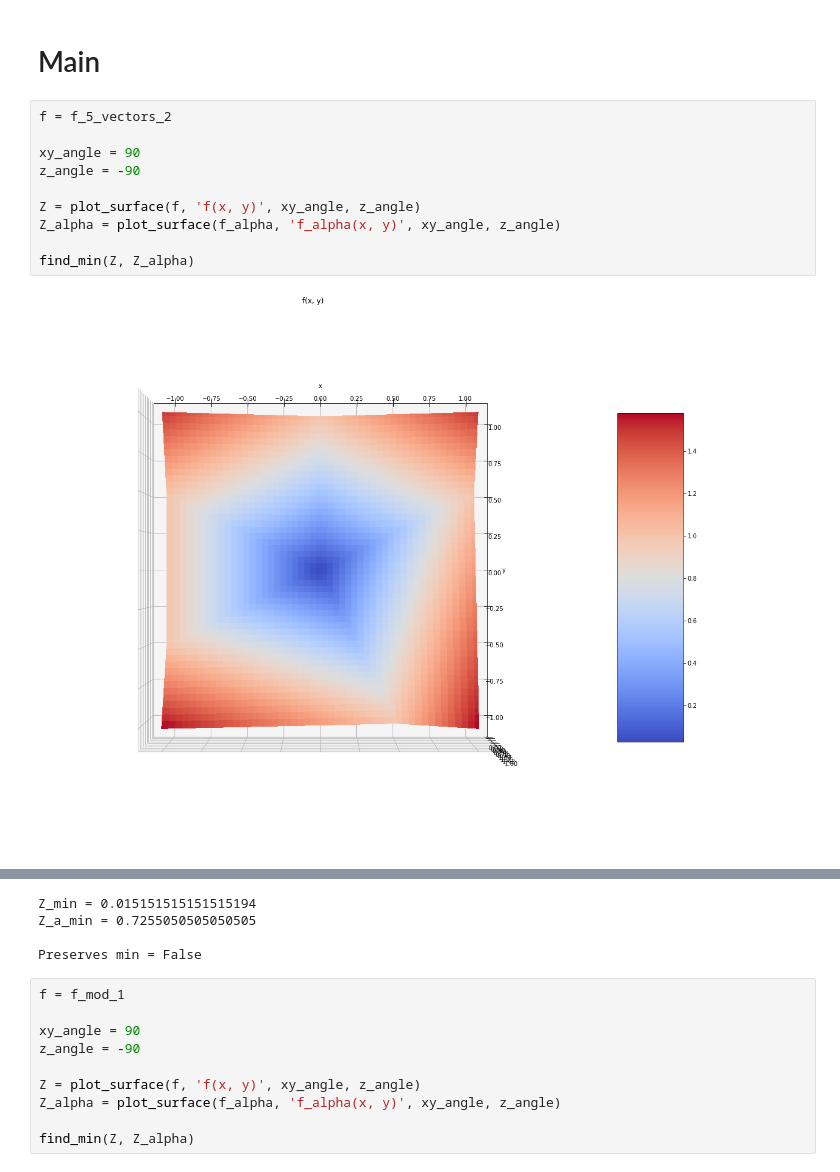
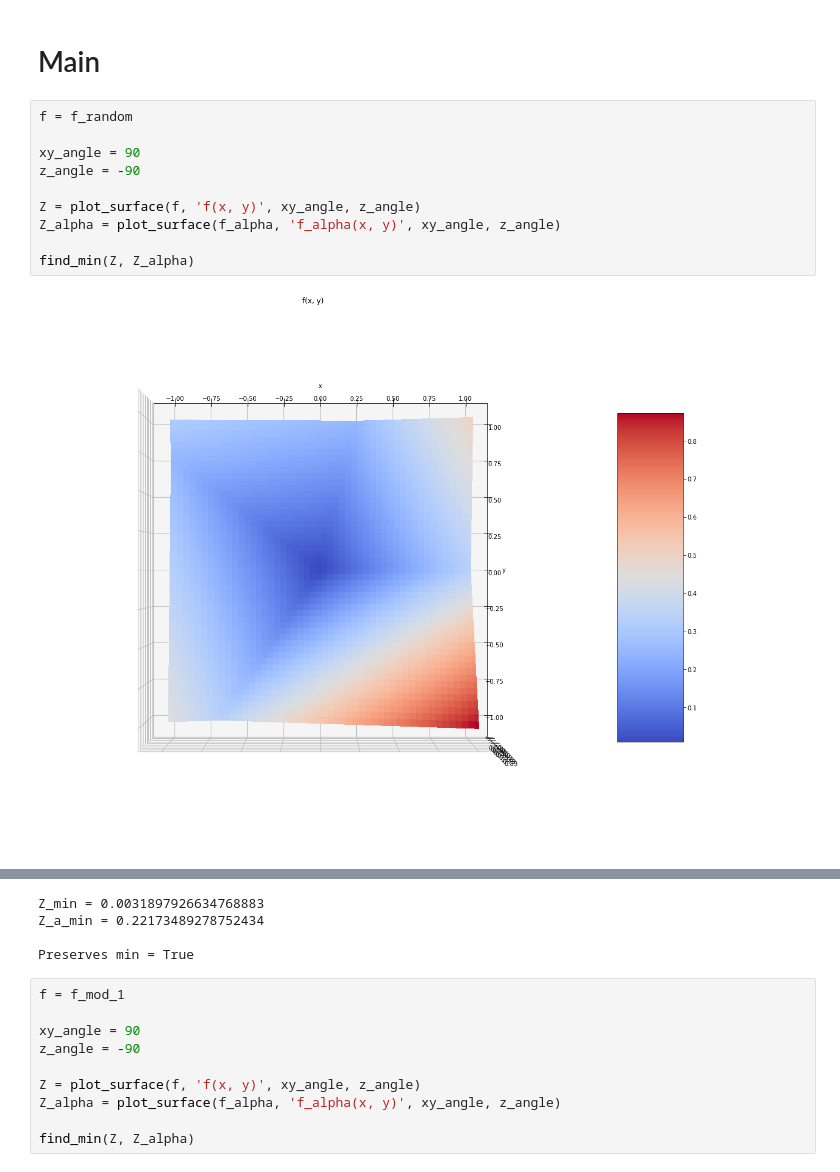
Before and after one commit to AnnaBagriy/PiecewiseLinearFunctionsAveraging, a Jupyter notebook: TwoVariableFunctions.ipynb, the cells around one changed output, grey strips where cells are left out. Saved outputs shown, nothing was run; the diff lists cells and outputs as text.

```diff
--- a/TwoVariableFunctions.ipynb
+++ b/TwoVariableFunctions.ipynb
@@ -466,14 +482,14 @@ def f_mod_9(x, y):
 # %% [markdown]
 # Main
 # %%
-f = f_5_vectors_2
+f = f_random
 
 xy_angle = 90
 z_angle = -90
 
 Z = plot_surface(f, 'f(x, y)', xy_angle, z_angle)
 Z_alpha = plot_surface(f_alpha, 'f_alpha(x, y)', xy_angle, z_angle)
 
 find_min(Z, Z_alpha)
 # %% [output]
-[figure, old version]
+[figure, new version]
@@ -481,7 +497,7 @@ find_min(Z, Z_alpha)
-Z_min = 0.015151515151515194
-Z_a_min = 0.7255050505050505
+Z_min = 0.0031897926634768883
+Z_a_min = 0.22173489278752434
 
-Preserves min = False
+Preserves min = True
 # %%
 f = f_mod_1
 
```
Also changed, not shown: parts of 2 cells of this notebook, 2 other files.
